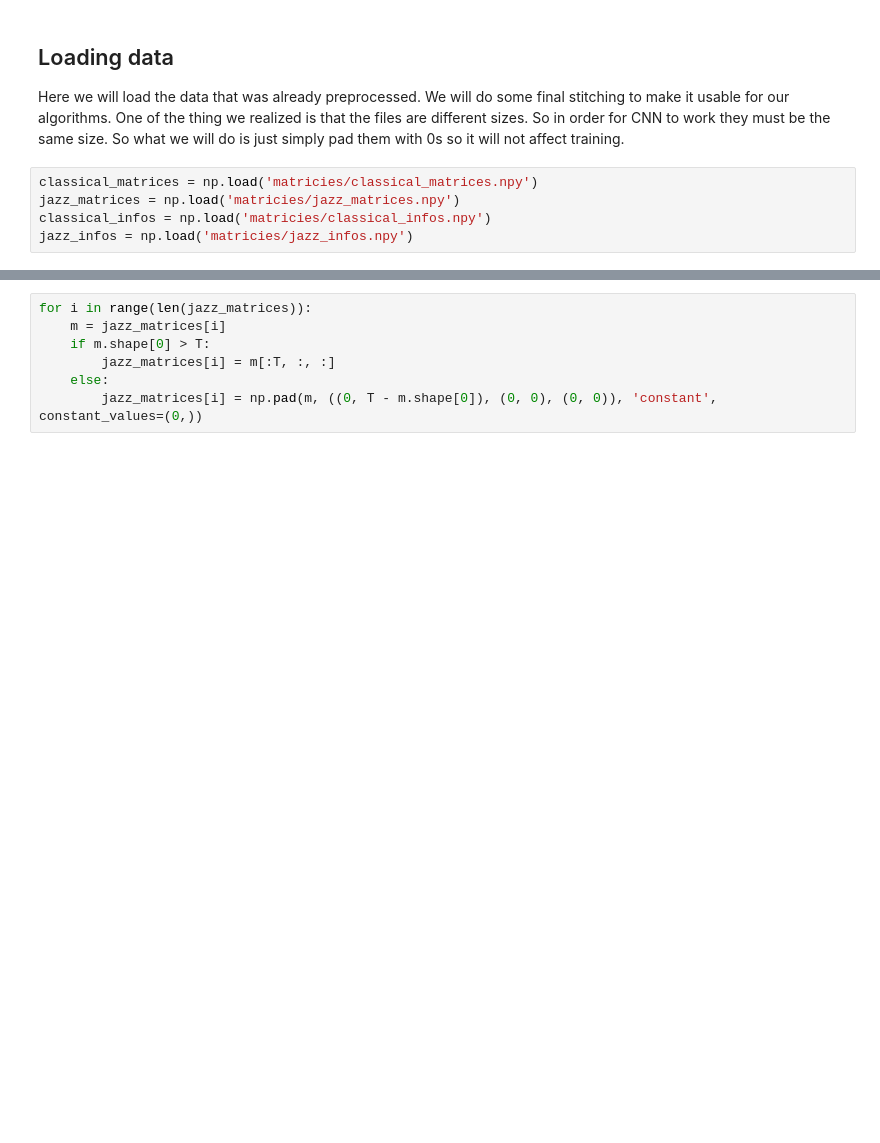
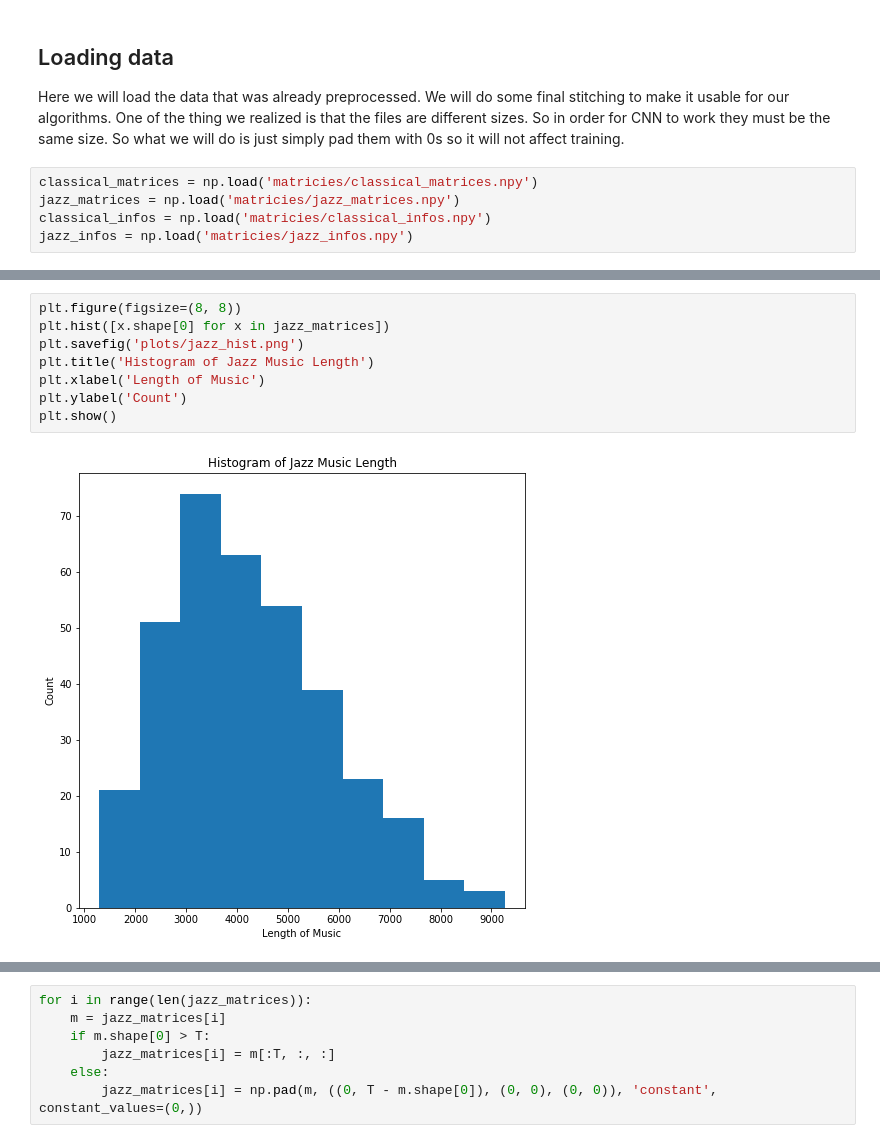
Before and after one commit to LithiumH/CS230-Music-Style-Transfer, a Jupyter notebook: Haojun LSTM.ipynb, the cells around one changed output, grey strips where cells are left out. Saved outputs shown, nothing was run; the diff lists cells and outputs as text; blank space fills up the shorter version.

```diff
--- a/Haojun LSTM.ipynb
+++ b/Haojun LSTM.ipynb
@@ -34,3 +52,13 @@ plt.show()
+# %%
+plt.figure(figsize=(8, 8))
+plt.hist([x.shape[0] for x in jazz_matrices])
+plt.savefig('plots/jazz_hist.png')
+plt.title('Histogram of Jazz Music Length')
+plt.xlabel('Length of Music')
+plt.ylabel('Count')
+plt.show()
+# %% [output]
+[figure, added]
 # %%
 ## Here we pad every array to be of size 5000
 T = 5000
```
Also changed, not shown: parts of 21 cells of this notebook, 6 other files.
